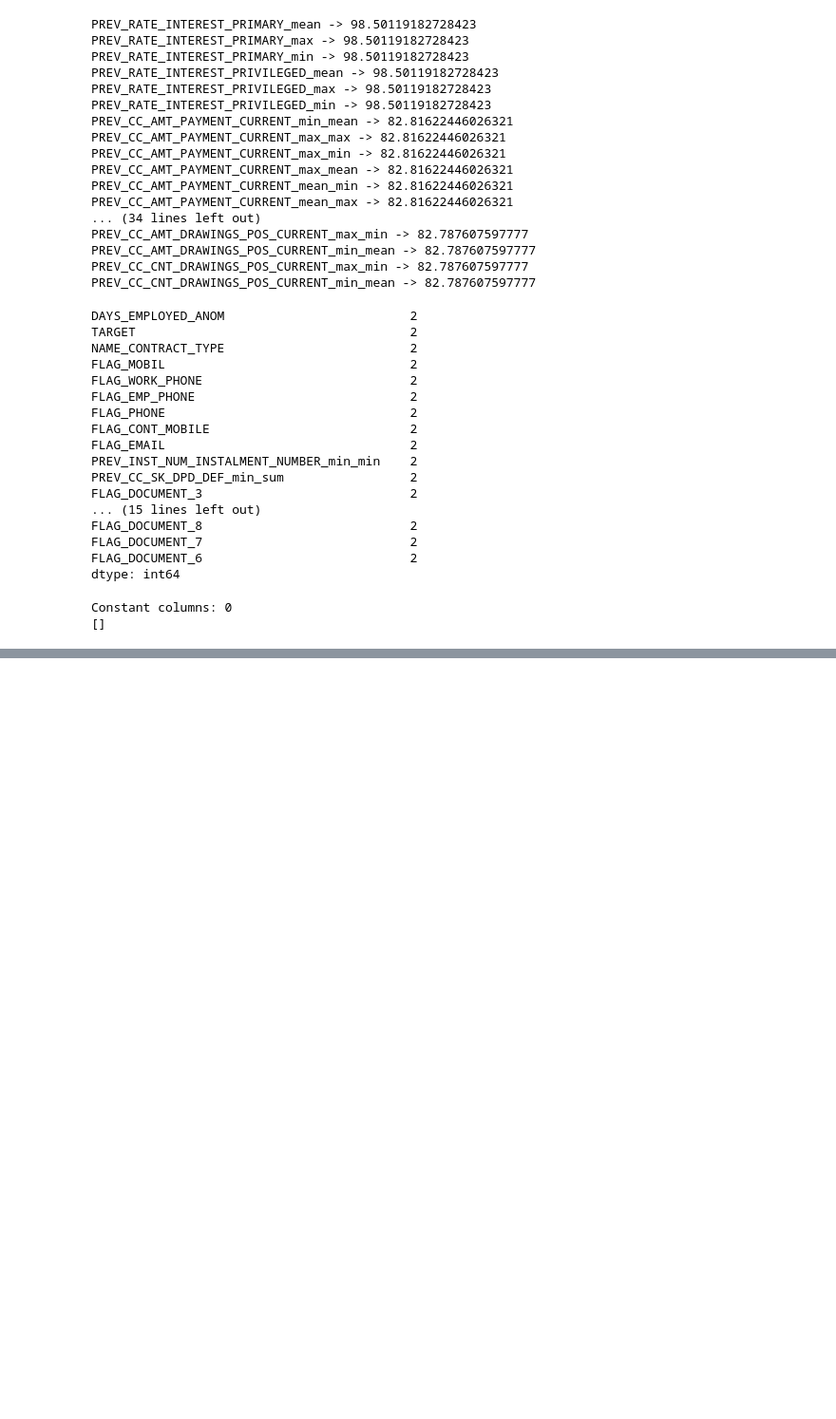
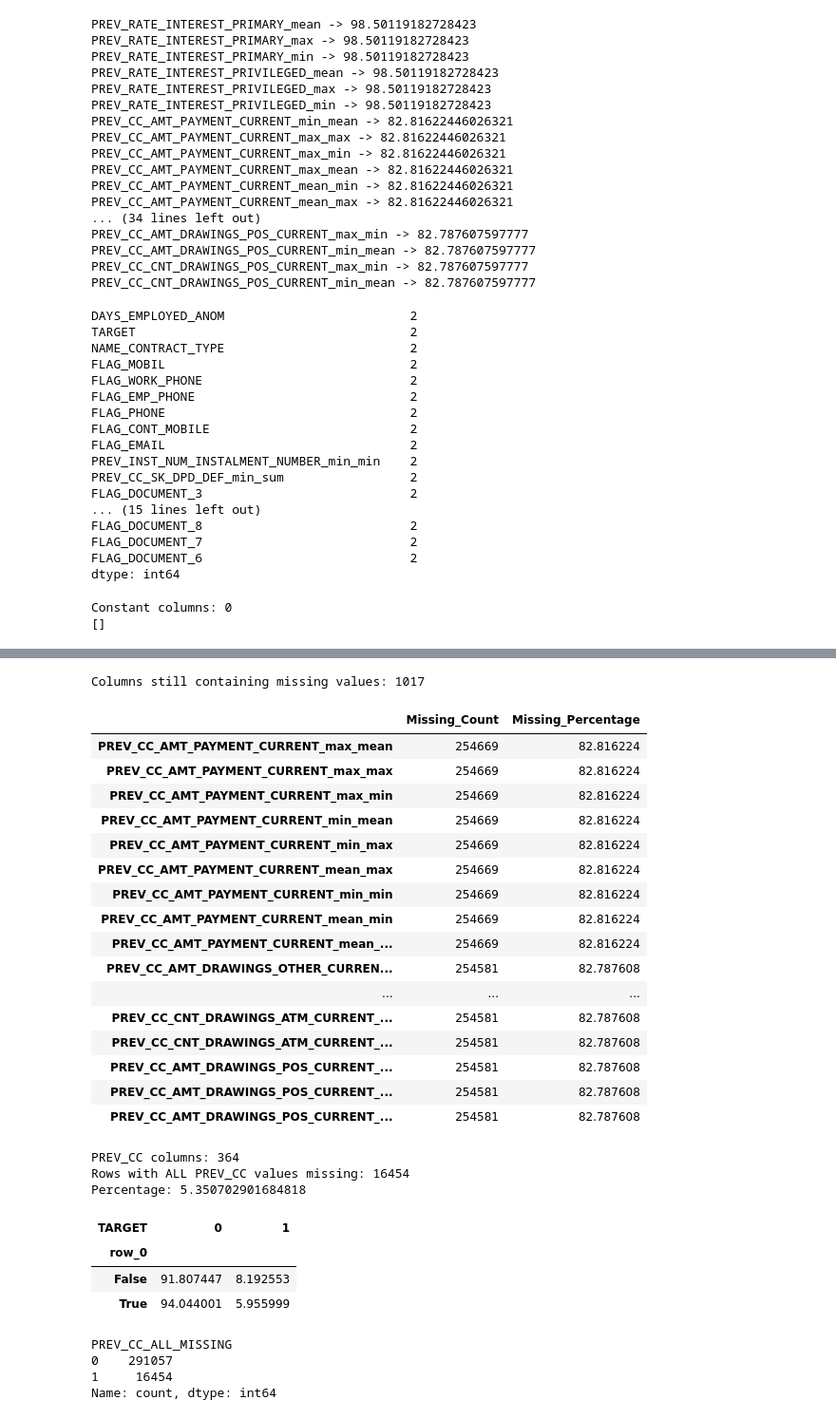
Before and after one commit to KARTIK-KUMAR-SINGH/CreditGuard-Explainable-ML-for-Credit-Default-Prediction, a Jupyter notebook: data_cleaning.ipynb, the cells around one changed output, grey strips where cells are left out. Shown at 95% size. Cells and saved outputs as stored; diff of their text form; code cells hidden in the pictures; blank space fills up the shorter version.

```diff
--- a/data_cleaning.ipynb
+++ b/data_cleaning.ipynb
@@ -151,0 +379,78 @@ df_clean["EXT_SOURCE_1_MISSING"] = (
+# %%
+# Missing-value summary after sparse-column removal
+
+missing_summary = pd.DataFrame({
+    "Missing_Count": df_clean.isnull().sum(),
+    "Missing_Percentage": df_clean.isnull().mean() * 100
+})
+
+missing_summary = missing_summary[
+    missing_summary["Missing_Count"] > 0
+].sort_values("Missing_Percentage", ascending=False)
+
+print("Columns still containing missing values:", len(missing_summary))
+missing_summary.head(30)
+# %% [output]
+Columns still containing missing values: 1017
+|  | Missing_Count | Missing_Percentage |
+| PREV_CC_AMT_PAYMENT_CURRENT_max_mean | 254669 | 82.816224 |
+| PREV_CC_AMT_PAYMENT_CURRENT_max_max | 254669 | 82.816224 |
+| PREV_CC_AMT_PAYMENT_CURRENT_max_min | 254669 | 82.816224 |
+| PREV_CC_AMT_PAYMENT_CURRENT_min_mean | 254669 | 82.816224 |
+| PREV_CC_AMT_PAYMENT_CURRENT_min_max | 254669 | 82.816224 |
+| PREV_CC_AMT_PAYMENT_CURRENT_mean_max | 254669 | 82.816224 |
+| PREV_CC_AMT_PAYMENT_CURRENT_min_min | 254669 | 82.816224 |
+| PREV_CC_AMT_PAYMENT_CURRENT_mean_min | 254669 | 82.816224 |
+| PREV_CC_AMT_PAYMENT_CURRENT_mean_... | 254669 | 82.816224 |
+| PREV_CC_AMT_DRAWINGS_OTHER_CURREN... | 254581 | 82.787608 |
+| ... | ... | ... |
+| PREV_CC_CNT_DRAWINGS_ATM_CURRENT_... | 254581 | 82.787608 |
+| PREV_CC_CNT_DRAWINGS_ATM_CURRENT_... | 254581 | 82.787608 |
+| PREV_CC_AMT_DRAWINGS_POS_CURRENT_... | 254581 | 82.787608 |
+| PREV_CC_AMT_DRAWINGS_POS_CURRENT_... | 254581 | 82.787608 |
+| PREV_CC_AMT_DRAWINGS_POS_CURRENT_... | 254581 | 82.787608 |
+# %%
+# Check how many applicants have any PREV_CC information
+prev_cc_cols = [
+    col for col in df_clean.columns
+    if col.startswith("PREV_CC_")
+]
+
+prev_cc_missing_count = df_clean[prev_cc_cols].isna().all(axis=1)
+
+print("PREV_CC columns:", len(prev_cc_cols))
+print("Rows with ALL PREV_CC values missing:", prev_cc_missing_count.sum())
+print(
+    "Percentage:",
+    prev_cc_missing_count.mean() * 100
+)
+# %% [output]
+PREV_CC columns: 364
+Rows with ALL PREV_CC values missing: 16454
+Percentage: 5.350702901684818
+# %%
+# Check whether PREV_CC missingness is related to TARGET
+
+pd.crosstab(
+    prev_cc_missing_count,
+    df_clean["TARGET"],
+    normalize="index"
+) * 100
+# %% [output]
+| TARGET | 0 | 1 |
+| row_0 |  |  |
+| False | 91.807447 | 8.192553 |
+| True | 94.044001 | 5.955999 |
+# %%
+df_clean["PREV_CC_ALL_MISSING"] = (
+    df_clean[prev_cc_cols].isna().all(axis=1)
+).astype(int)
+
+print(
+    df_clean["PREV_CC_ALL_MISSING"].value_counts()
+)
+# %% [output]
+PREV_CC_ALL_MISSING
+0    291057
+1     16454
+Name: count, dtype: int64
```
Also changed, not shown: parts of 19 cells of this notebook.
